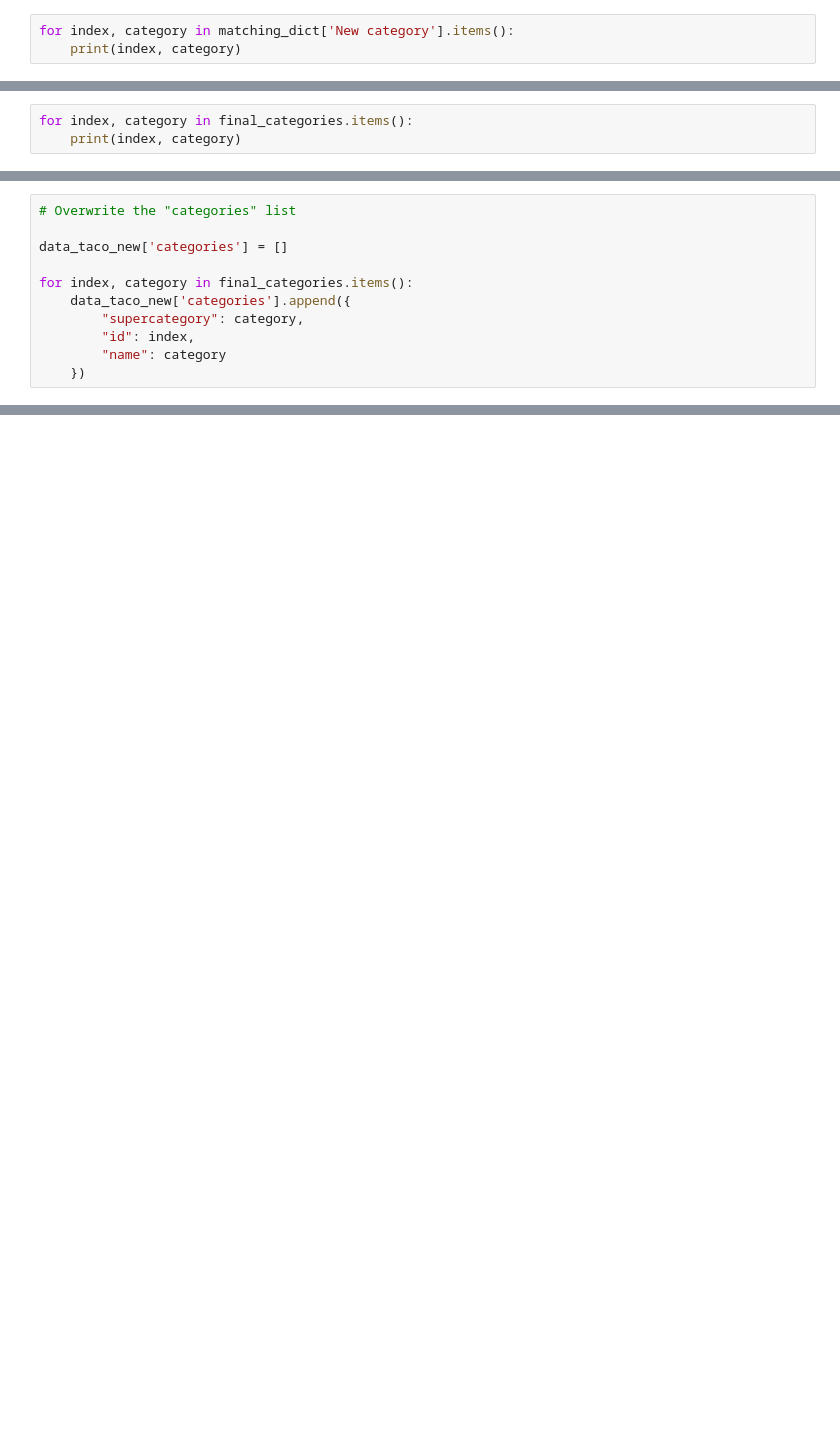
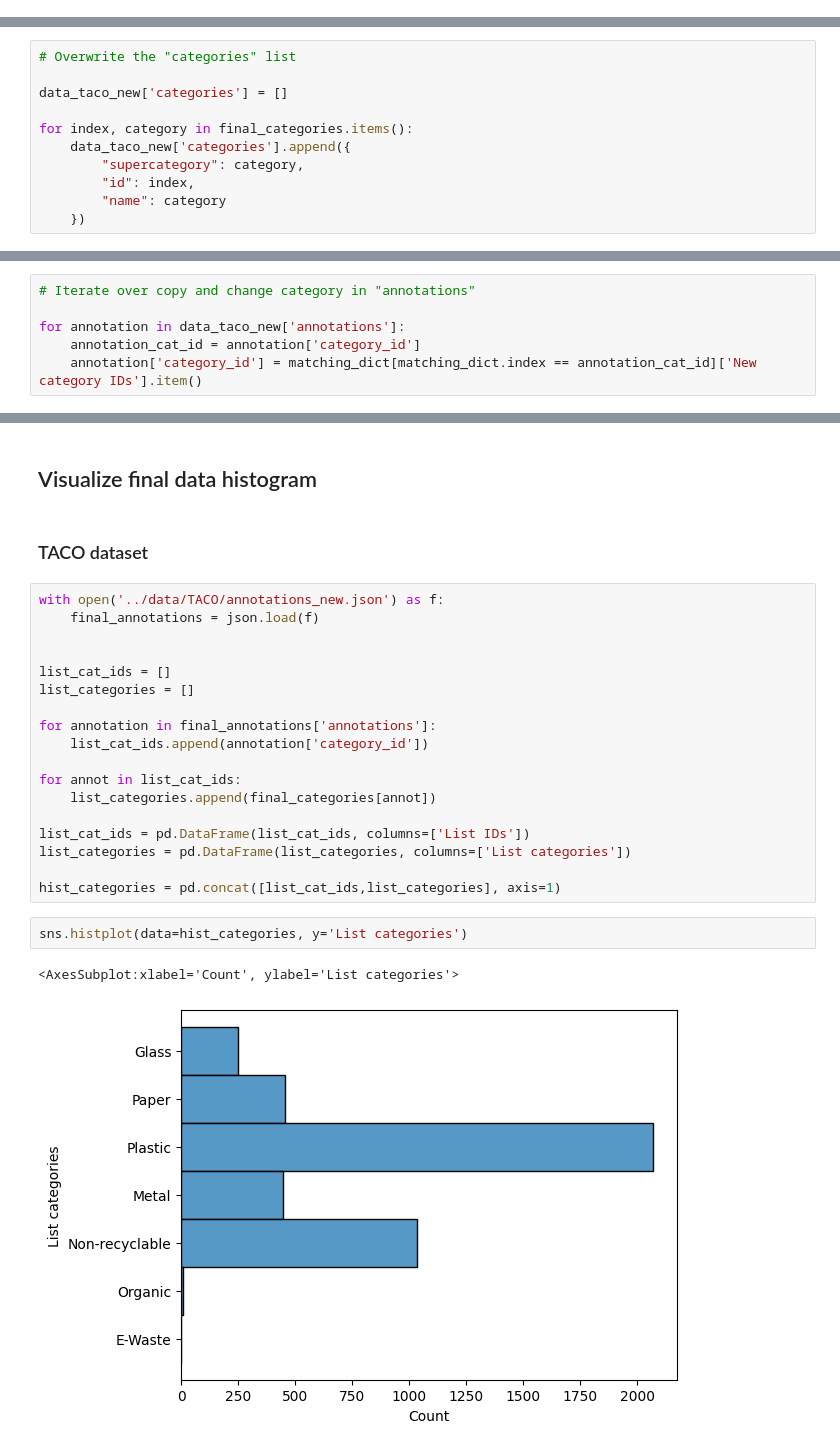
Before and after one commit to AmElmo/trash_detector-wall-e, a Jupyter notebook: notebooks/data_cleaning.ipynb, the cells around one changed output, grey strips where cells are left out. Saved outputs shown, nothing was run; the diff lists cells and outputs as text; blank space fills up the shorter version.

```diff
--- a/notebooks/data_cleaning.ipynb
+++ b/notebooks/data_cleaning.ipynb
@@ -155,5 +159,2 @@ matching_dict
 
 pd.DataFrame(matching_dict).to_excel('../tables/taco_matching_dict.xlsx')
-# %%
-for index, category in matching_dict['New category'].items():
-    print(index, category)
@@ -205,6 +188,3 @@ for annotation in data_taco_new['annotations'][:]:
 len(data_taco_new['annotations'])
 # %% [output]
 4267
-# %%
-for index, category in final_categories.items():
-    print(index, category)
@@ -285,0 +202,6 @@ data_taco_new['categories']
+# %%
+# Iterate over copy and change category in "annotations"
+
+for annotation in data_taco_new['annotations']:
+    annotation_cat_id = annotation['category_id']
+    annotation['category_id'] = matching_dict[matching_dict.index == annotation_cat_id]['New category IDs'].item()
@@ -287,0 +227,27 @@ data_taco_new['categories']
+# %% [markdown]
+## Visualize final data histogram
+# %% [markdown]
+### TACO dataset
+# %%
+with open('../data/TACO/annotations_new.json') as f:
+    final_annotations = json.load(f)
+
+
+list_cat_ids = []
+list_categories = []
+
+for annotation in final_annotations['annotations']:
+    list_cat_ids.append(annotation['category_id'])
+
+for annot in list_cat_ids:
+    list_categories.append(final_categories[annot])
+
+list_cat_ids = pd.DataFrame(list_cat_ids, columns=['List IDs'])
+list_categories = pd.DataFrame(list_categories, columns=['List categories'])
+
+hist_categories = pd.concat([list_cat_ids,list_categories], axis=1)
+# %%
+sns.histplot(data=hist_categories, y='List categories')
+# %% [output]
+<AxesSubplot:xlabel='Count', ylabel='List categories'>
+[figure, added]
```
Also changed, not shown: parts of 23 cells of this notebook, 3 other files.
